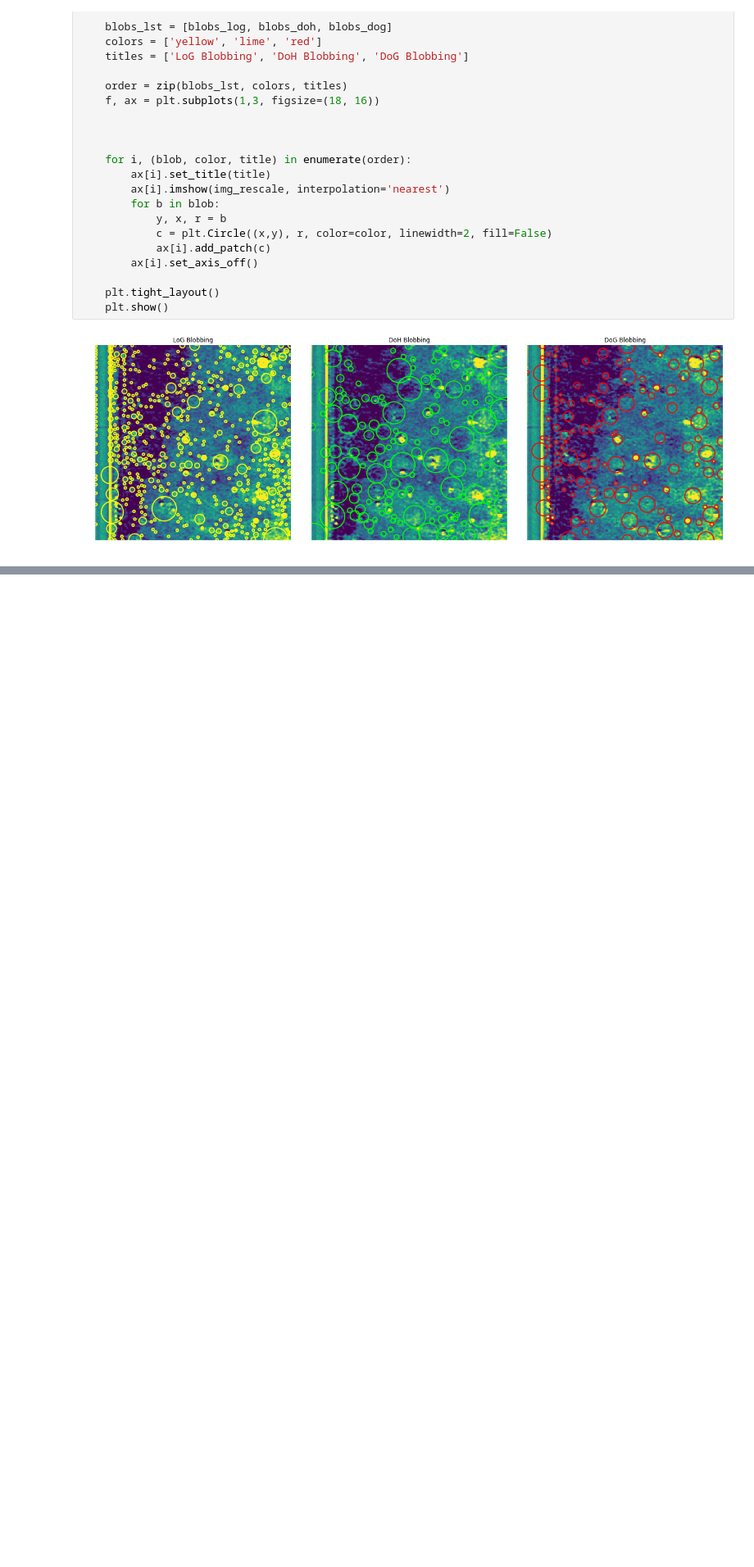
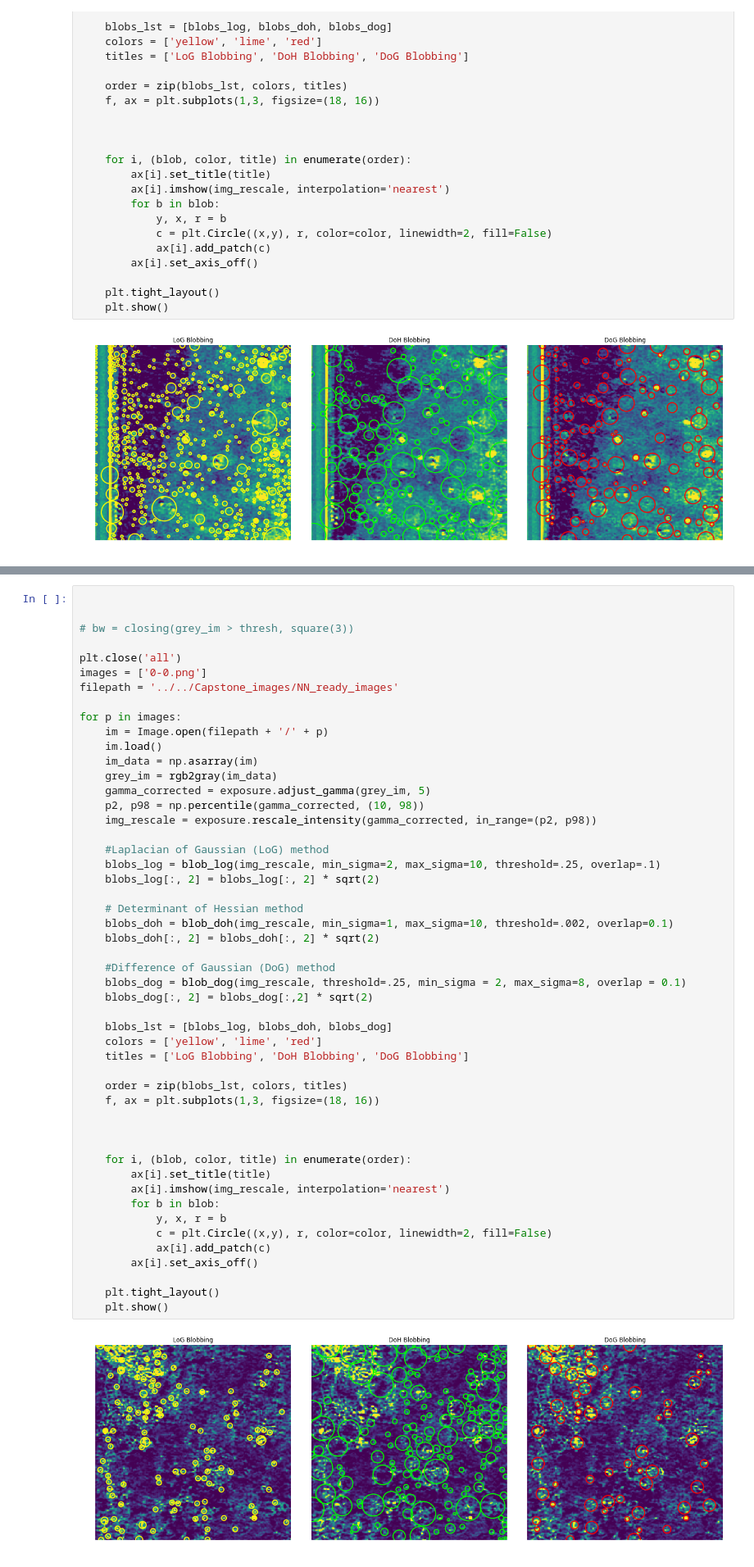
Before and after one commit to Powers-RC/Capstone, a Jupyter notebook: src/Mound_detection_methods.ipynb, the cells around one changed output, grey strips where cells are left out. Shown at 82% size. Cells and saved outputs as stored; diff of their text form; blank space fills up the shorter version.

```diff
--- a/src/Mound_detection_methods.ipynb
+++ b/src/Mound_detection_methods.ipynb
@@ -303,0 +355,52 @@ ValueError: The truth value of an array with more than one element is ambiguous.
+# %%
+
+
+# bw = closing(grey_im > thresh, square(3))
+
+plt.close('all')
+images = ['0-0.png']
+filepath = '../../Capstone_images/NN_ready_images'
+
+for p in images:
+    im = Image.open(filepath + '/' + p)
+    im.load()
+    im_data = np.asarray(im)
+    grey_im = rgb2gray(im_data)
+    gamma_corrected = exposure.adjust_gamma(grey_im, 5)
+    p2, p98 = np.percentile(gamma_corrected, (10, 98))
+    img_rescale = exposure.rescale_intensity(gamma_corrected, in_range=(p2, p98))
+
+    #Laplacian of Gaussian (LoG) method
+    blobs_log = blob_log(img_rescale, min_sigma=2, max_sigma=10, threshold=.25, overlap=.1)
+    blobs_log[:, 2] = blobs_log[:, 2] * sqrt(2)
+
+    # Determinant of Hessian method
+    blobs_doh = blob_doh(img_rescale, min_sigma=1, max_sigma=10, threshold=.002, overlap=0.1)
+    blobs_doh[:, 2] = blobs_doh[:, 2] * sqrt(2)
+
+    #Difference of Gaussian (DoG) method
+    blobs_dog = blob_dog(img_rescale, threshold=.25, min_sigma = 2, max_sigma=8, overlap = 0.1)
+    blobs_dog[:, 2] = blobs_dog[:,2] * sqrt(2)
+
+    blobs_lst = [blobs_log, blobs_doh, blobs_dog]
+    colors = ['yellow', 'lime', 'red']
+    titles = ['LoG Blobbing', 'DoH Blobbing', 'DoG Blobbing']
+
+    order = zip(blobs_lst, colors, titles)
+    f, ax = plt.subplots(1,3, figsize=(18, 16))
+
+
+
+    for i, (blob, color, title) in enumerate(order):
+        ax[i].set_title(title)
+        ax[i].imshow(img_rescale, interpolation='nearest')
+        for b in blob:
+            y, x, r = b
+            c = plt.Circle((x,y), r, color=color, linewidth=2, fill=False)
+            ax[i].add_patch(c)
+        ax[i].set_axis_off()
+
+    plt.tight_layout()
+    plt.show()
+# %% [output]
+[figure, added]
```
Also changed, not shown: parts of 16 cells of this notebook, 5 other files.
